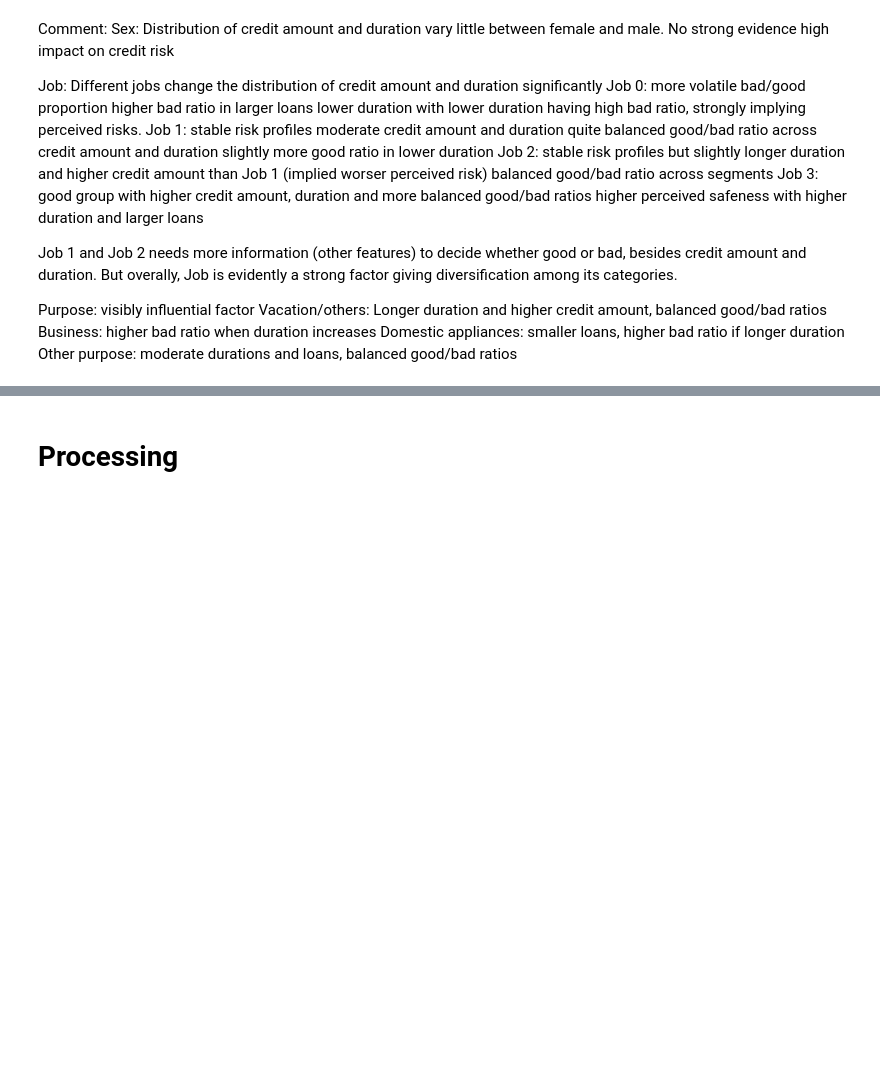
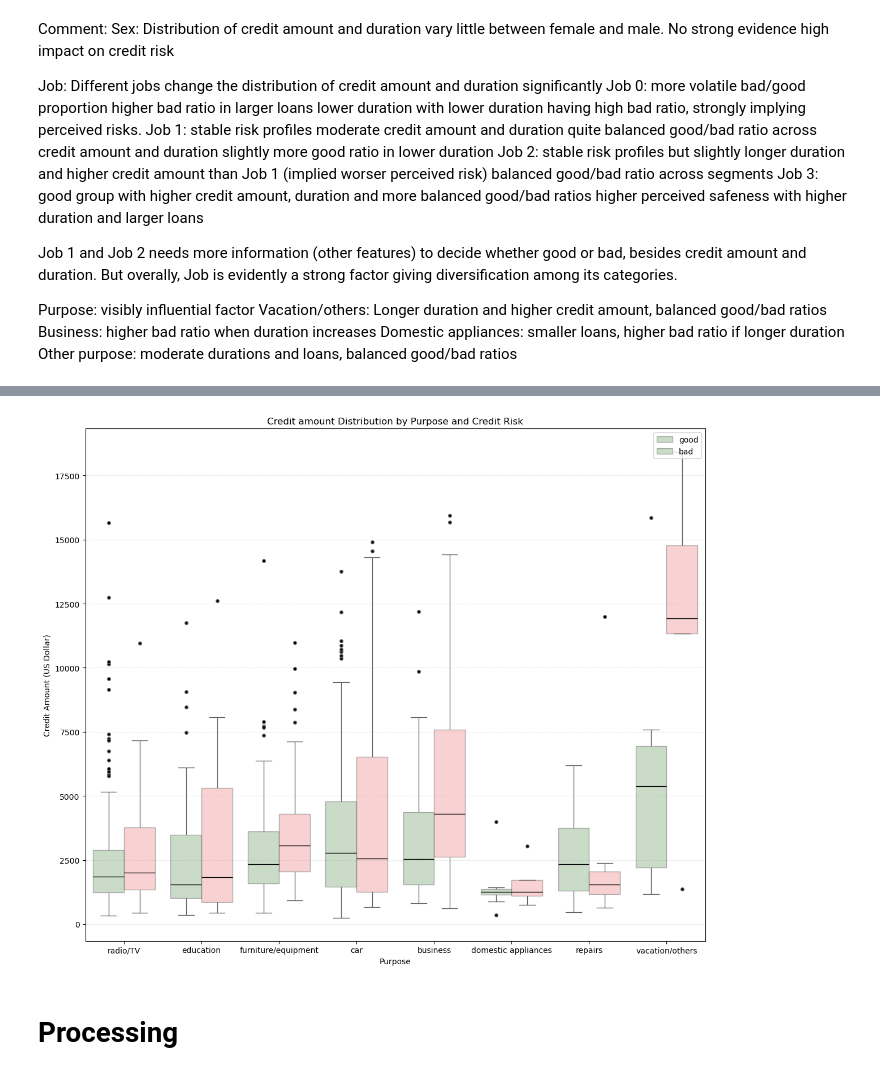
Before and after one commit to MyNguyen1162001/German-Credit-Risk, a Jupyter notebook: exploring and modelling.ipynb, the cells around one changed output, grey strips where cells are left out. Drawn from its saved outputs; the diff is of its cells as text; code cells hidden in the pictures; blank space fills up the shorter version.

```diff
--- a/exploring and modelling.ipynb
+++ b/exploring and modelling.ipynb
@@ -147,3 +162,15 @@ Purpose: visibly influential factor
+# %%
+from utils import plot_credit_boxplot
+plot_credit_boxplot(
+    dataset=dataset,
+    cat_column= ['Purpose'],
+    num_column='Credit amount',
+    target_column= 'Risk',
+    figsize_length= 12,
+    figsize_width= 10
+)
+# %% [output]
+[figure, added]
 # %% [markdown]
 # Processing
 # %%
```
Also changed, not shown: parts of 1 cell of this notebook, 1 other file.
